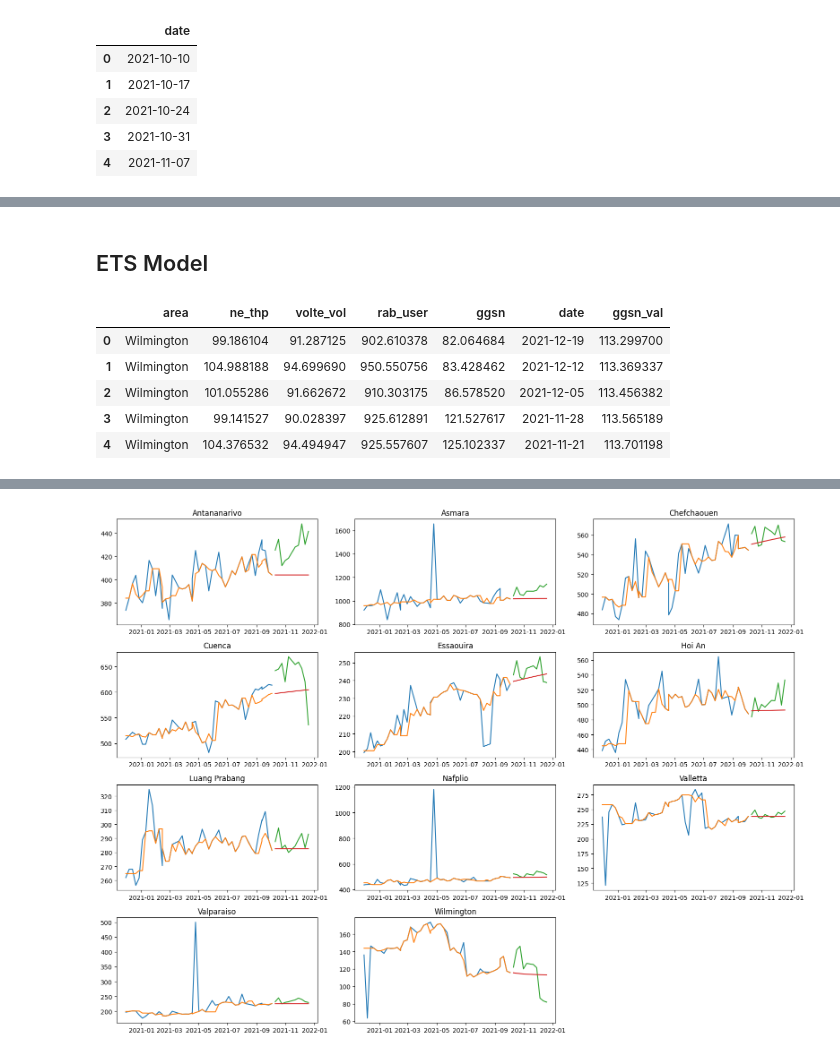
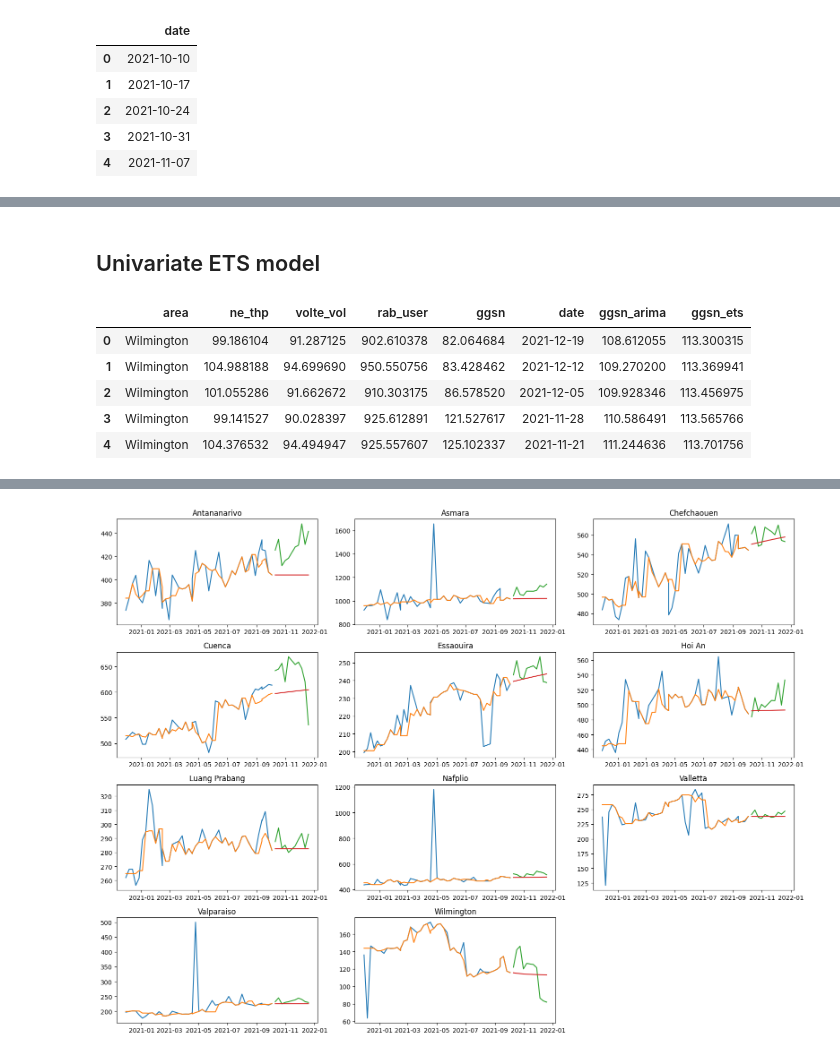
Before and after one commit to iddzzz/ggsn-thp-forecasting, a Jupyter notebook: ggsn-thp-forecasting.ipynb, the cells around one changed output, grey strips where cells are left out. Saved outputs shown, nothing was run; the diff lists cells and outputs as text; code cells hidden in the pictures.

Commit message:
added univariate arima model

```diff
--- a/ggsn-thp-forecasting.ipynb
+++ b/ggsn-thp-forecasting.ipynb
@@ -544,0 +530,19 @@ dictdf_predval[area].head()
+# %%
+for area in dictdf_out3.keys():
+    model_arima = auto_arima(dictdf_out3[area][col_ggsn], start_p=0, start_q=0,
+                       test='adf', # using adftest to search optimum 'd'
+                       max_p=5, max_q=5,
+                       m=1, # frequency
+                       d=None, # the model will search
+                       seasonal=False,
+                       start_P=0,
+                       D=0,
+                       trace=False,
+                       error_action='ignore',
+                       suppress_warnings=True,
+                       stepwise=True
+                      )
+    dictdf_predval[area][f'{col_ggsn}_arima'] = model_arima.predict(dictdf_predval[area].shape[0]).values
+    dictdf_test[area] = dictdf_test[area].merge(dictdf_predval[area][[col_date, f'{col_ggsn}_arima']], on=col_date, how='left')
+
+dictdf_test[area].head()
@@ -544,0 +556,11 @@ dictdf_predval[area].head()
+# %%
+plt.figure(figsize=(16, 12))
+for i, area in enumerate(dictdf_test.keys()):
+    ax = plt.subplot(4, 3, i + 1)
+    ax.plot(dictdf[area][col_date], dictdf[area][col_ggsn])
+    ax.plot(dictdf_out3[area][col_date], dictdf_out3[area][col_ggsn])
+    ax.plot(dictdf_test[area][col_date], dictdf_test[area][col_ggsn])
+    ax.plot(dictdf_test[area][col_date], dictdf_test[area][f'{col_ggsn}_arima'])
+    ax.set_title(area)
+plt.tight_layout()
+plt.show()
@@ -544,0 +569,10 @@ dictdf_predval[area].head()
+# %%
+dfmape = []
+
+for area in dictdf_test.keys():
+    dfmape.append({
+        'area': area,
+        'mape_arima': mean_absolute_percentage_error(dictdf_test[area][col_ggsn], dictdf_test[area][f'{col_ggsn}_arima'])
+    })
+dfmape = pd.DataFrame(dfmape).set_index('area')
+dfmape
@@ -545,29 +593,29 @@ dictdf_predval[area].head()
 # %% [markdown]
-## ETS Model
+## Univariate ETS model
 # %%
 for area in dictdf_out3.keys():
     ets_mod = ETSModel(dictdf_out3[area][col_ggsn],
                       error="add",
                       trend='add',
                       seasonal=None,
                       seasonal_periods=None,
                       damped_trend=True,
                       # bounds=bounds
                       )
 
     ets_fit = ets_mod.fit(maxiter=10000, disp=0)
 
     # dictdf_out[col_ggsn] = ets_fit.fittedvalues
 
-    dictdf_predval[area][col_ggsn] = ets_fit.forecast(steps=dictdf_predval[area].shape[0]).values
-    dictdf_test[area] = dictdf_test[area].merge(dictdf_predval[area], on=col_date, how='left', suffixes=('', '_val'))
+    dictdf_predval[area][f'{col_ggsn}_ets'] = ets_fit.forecast(steps=dictdf_predval[area].shape[0]).values
+    dictdf_test[area] = dictdf_test[area].merge(dictdf_predval[area][[col_date, f'{col_ggsn}_ets']], on=col_date, how='left')
 
 dictdf_test[area].head()
 # %% [output]
-|  | area | ne_thp | volte_vol | rab_user | ggsn | date | ggsn_val |
-| 0 | Wilmington | 99.186104 | 91.287125 | 902.610378 | 82.064684 | 2021-12-19 | 113.299700 |
-| 1 | Wilmington | 104.988188 | 94.699690 | 950.550756 | 83.428462 | 2021-12-12 | 113.369337 |
-| 2 | Wilmington | 101.055286 | 91.662672 | 910.303175 | 86.578520 | 2021-12-05 | 113.456382 |
-| 3 | Wilmington | 99.141527 | 90.028397 | 925.612891 | 121.527617 | 2021-11-28 | 113.565189 |
-| 4 | Wilmington | 104.376532 | 94.494947 | 925.557607 | 125.102337 | 2021-11-21 | 113.701198 |
+|  | area | ne_thp | volte_vol | rab_user | ggsn | date | ggsn_arima | ggsn_ets |
+| 0 | Wilmington | 99.186104 | 91.287125 | 902.610378 | 82.064684 | 2021-12-19 | 108.612055 | 113.300315 |
+| 1 | Wilmington | 104.988188 | 94.699690 | 950.550756 | 83.428462 | 2021-12-12 | 109.270200 | 113.369941 |
+| 2 | Wilmington | 101.055286 | 91.662672 | 910.303175 | 86.578520 | 2021-12-05 | 109.928346 | 113.456975 |
+| 3 | Wilmington | 99.141527 | 90.028397 | 925.612891 | 121.527617 | 2021-11-28 | 110.586491 | 113.565766 |
+| 4 | Wilmington | 104.376532 | 94.494947 | 925.557607 | 125.102337 | 2021-11-21 | 111.244636 | 113.701756 |
 # %%
```
Also changed, not shown: parts of 16 cells of this notebook.
